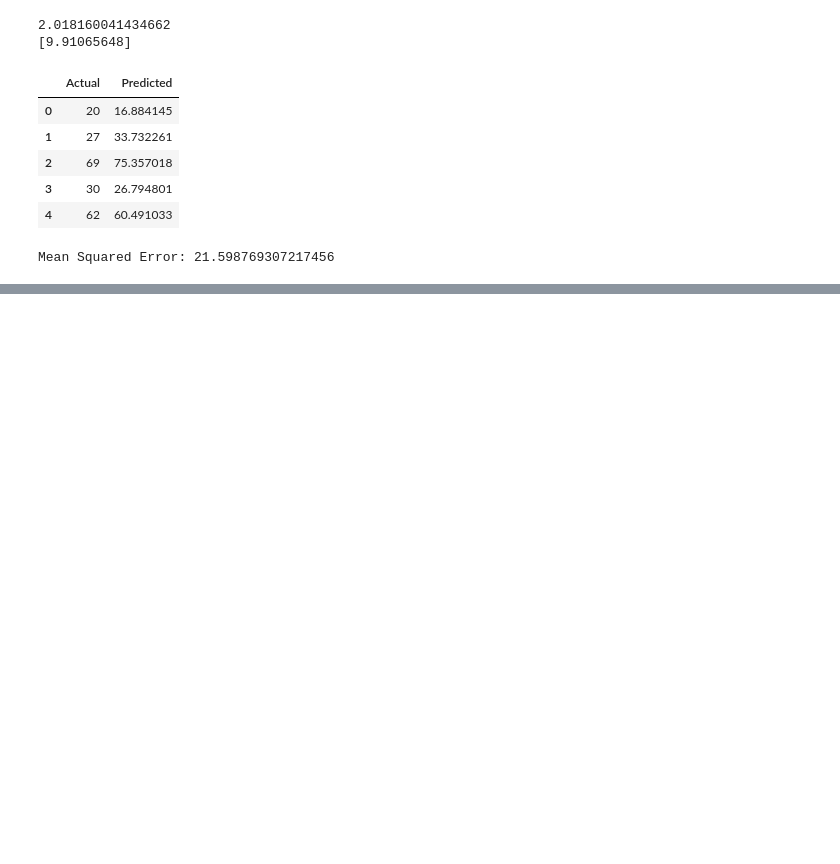
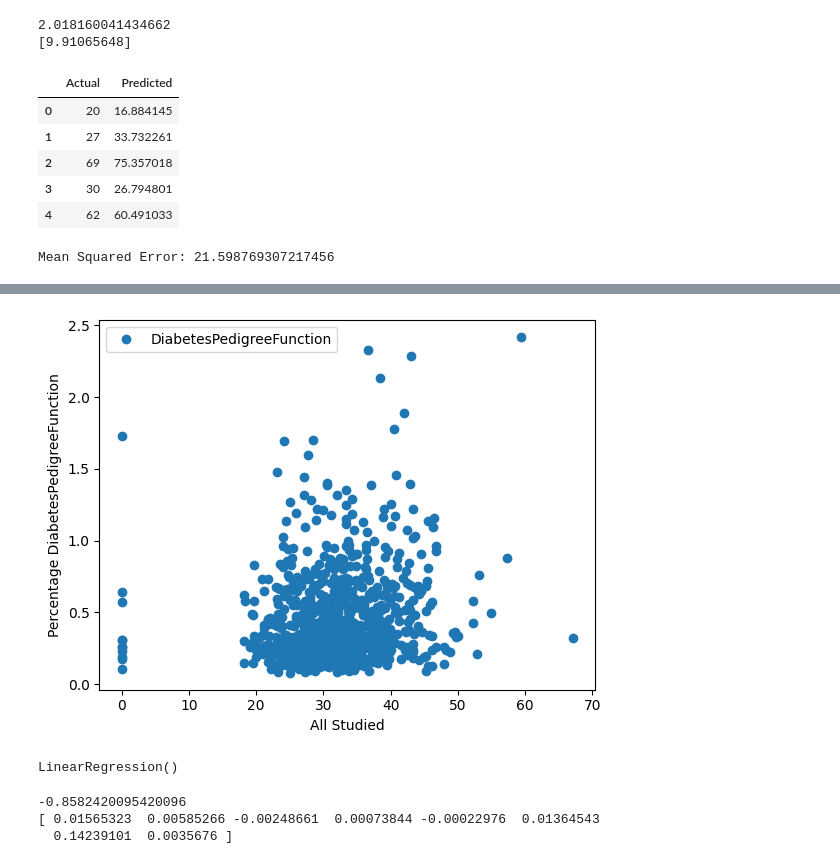
Before and after one commit to TanjinaHasan15/python_problem_solve, a Jupyter notebook: Machine_Learning_L_2.ipynb, the cells around one changed output, grey strips where cells are left out. Saved outputs shown, nothing was run; the diff lists cells and outputs as text; code cells hidden in the pictures; blank space fills up the shorter version.

```diff
--- a/Machine_Learning_L_2.ipynb
+++ b/Machine_Learning_L_2.ipynb
@@ -59,0 +65,3 @@ Mean Squared Error: 21.598769307217456
+# %%
+dataset = pd.read_csv('diabetes.csv')
+dataset.head()
@@ -59,0 +75,25 @@ Mean Squared Error: 21.598769307217456
+# %%
+dataset.plot(x='BMI', y='DiabetesPedigreeFunction', style='o')
+plt.xlabel('All Studied')
+plt.ylabel('Percentage DiabetesPedigreeFunction')
+plt.show()
+# %% [output]
+[figure, added]
+# %%
+#lab exicise and this -1 always stay in -1
+X = dataset.iloc[:, :-1]. values
+y = dataset.iloc[:, -1]. values
+from sklearn.model_selection import train_test_split
+X_train , X_test , y_train , y_test = train_test_split(X, y, test_size =0.2, random_state =0)
+from sklearn.linear_model import LinearRegression
+regressor = LinearRegression ()
+regressor.fit(X_train , y_train)
+# %% [output]
+LinearRegression()
+# %%
+print(regressor.intercept_)
+print(regressor.coef_)
+# %% [output]
+-0.8582420095420096
+[ 0.01565323  0.00585266 -0.00248661  0.00073844 -0.00022976  0.01364543
+  0.14239101  0.0035676 ]
```
Also changed, not shown: parts of 4 cells of this notebook.
